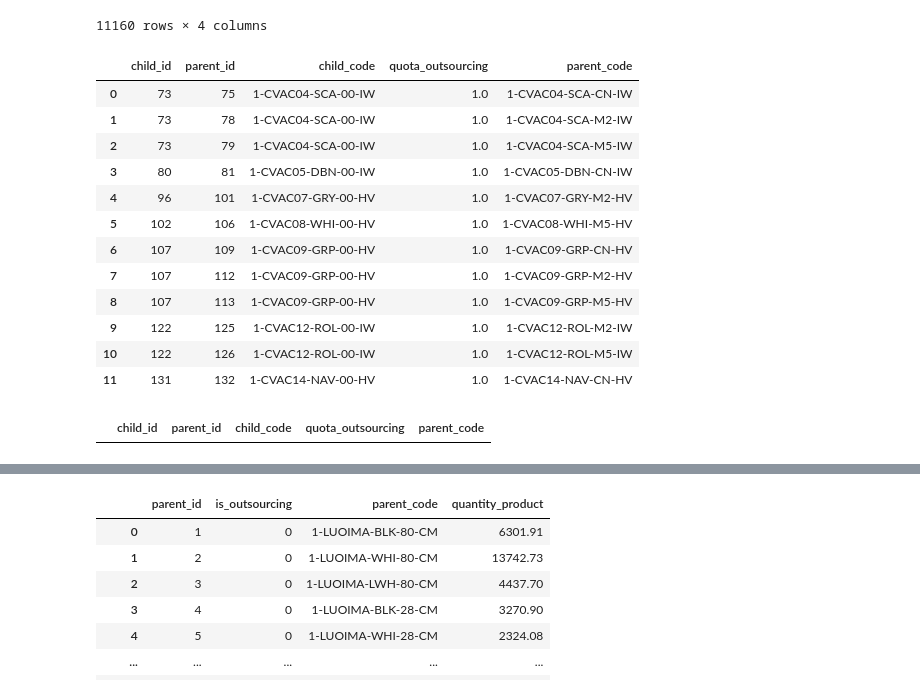
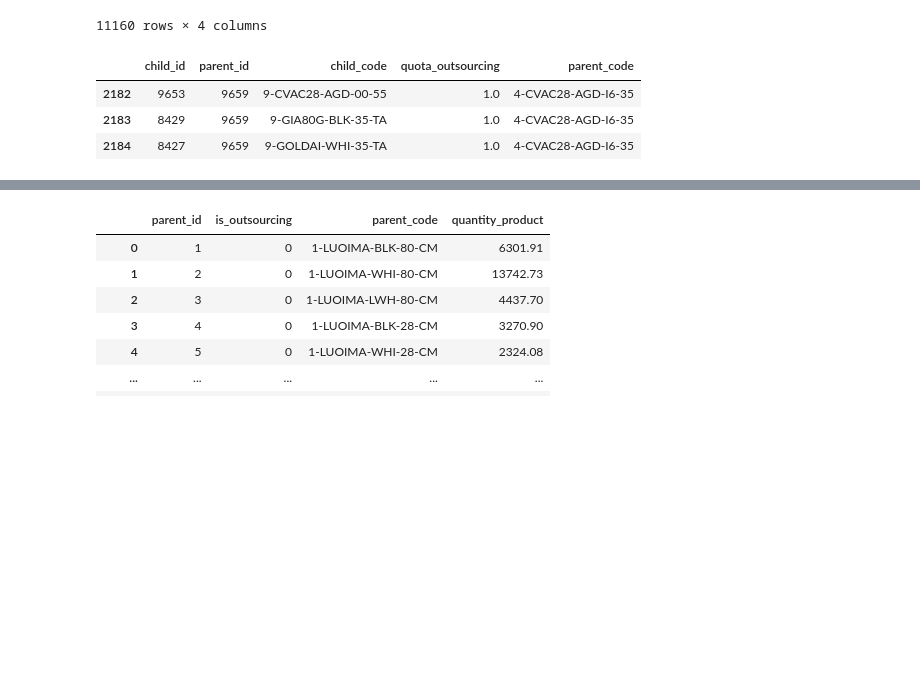
Before and after one commit to Thang1703hrsh/TMSDjango, a Jupyter notebook: getRelationship.ipynb, the cells around one changed output, grey strips where cells are left out. Drawn from its saved outputs; the diff is of its cells as text; code cells hidden in the pictures; blank space fills up the shorter version.

```diff
--- a/getRelationship.ipynb
+++ b/getRelationship.ipynb
@@ -28,26 +43,12 @@ dfProduct
 # %%
 dfRelationship = dfRelationship.merge(dfProduct[['parent_id' , 'parent_code']] , on = 'parent_id', how = 'left')
 dfRelationship = dfRelationship.dropna().reset_index(drop = True)
-dfRelationship = dfRelationship[0:12]
-dfRelationship
+dfRelationship[dfRelationship['parent_code'] == '4-CVAC28-AGD-I6-35']
 # %% [output]
 |  | child_id | parent_id | child_code | quota_outsourcing | parent_code |
-| 0 | 73 | 75 | 1-CVAC04-SCA-00-IW | 1.0 | 1-CVAC04-SCA-CN-IW |
-| 1 | 73 | 78 | 1-CVAC04-SCA-00-IW | 1.0 | 1-CVAC04-SCA-M2-IW |
-| 2 | 73 | 79 | 1-CVAC04-SCA-00-IW | 1.0 | 1-CVAC04-SCA-M5-IW |
-| 3 | 80 | 81 | 1-CVAC05-DBN-00-IW | 1.0 | 1-CVAC05-DBN-CN-IW |
-| 4 | 96 | 101 | 1-CVAC07-GRY-00-HV | 1.0 | 1-CVAC07-GRY-M2-HV |
-| 5 | 102 | 106 | 1-CVAC08-WHI-00-HV | 1.0 | 1-CVAC08-WHI-M5-HV |
-| 6 | 107 | 109 | 1-CVAC09-GRP-00-HV | 1.0 | 1-CVAC09-GRP-CN-HV |
-| 7 | 107 | 112 | 1-CVAC09-GRP-00-HV | 1.0 | 1-CVAC09-GRP-M2-HV |
-| 8 | 107 | 113 | 1-CVAC09-GRP-00-HV | 1.0 | 1-CVAC09-GRP-M5-HV |
-| 9 | 122 | 125 | 1-CVAC12-ROL-00-IW | 1.0 | 1-CVAC12-ROL-M2-IW |
-| 10 | 122 | 126 | 1-CVAC12-ROL-00-IW | 1.0 | 1-CVAC12-ROL-M5-IW |
-| 11 | 131 | 132 | 1-CVAC14-NAV-00-HV | 1.0 | 1-CVAC14-NAV-CN-HV |
+| 2182 | 9653 | 9659 | 9-CVAC28-AGD-00-55 | 1.0 | 4-CVAC28-AGD-I6-35 |
+| 2183 | 8429 | 9659 | 9-GIA80G-BLK-35-TA | 1.0 | 4-CVAC28-AGD-I6-35 |
+| 2184 | 8427 | 9659 | 9-GOLDAI-WHI-35-TA | 1.0 | 4-CVAC28-AGD-I6-35 |
-# %%
-dfRelationship[dfRelationship['parent_code'].isna()]
-# %% [output]
-|  | child_id | parent_id | child_code | quota_outsourcing | parent_code |
 # %%
 import json
 
```
Also changed, not shown: parts of 7 cells of this notebook, 5 other files.
